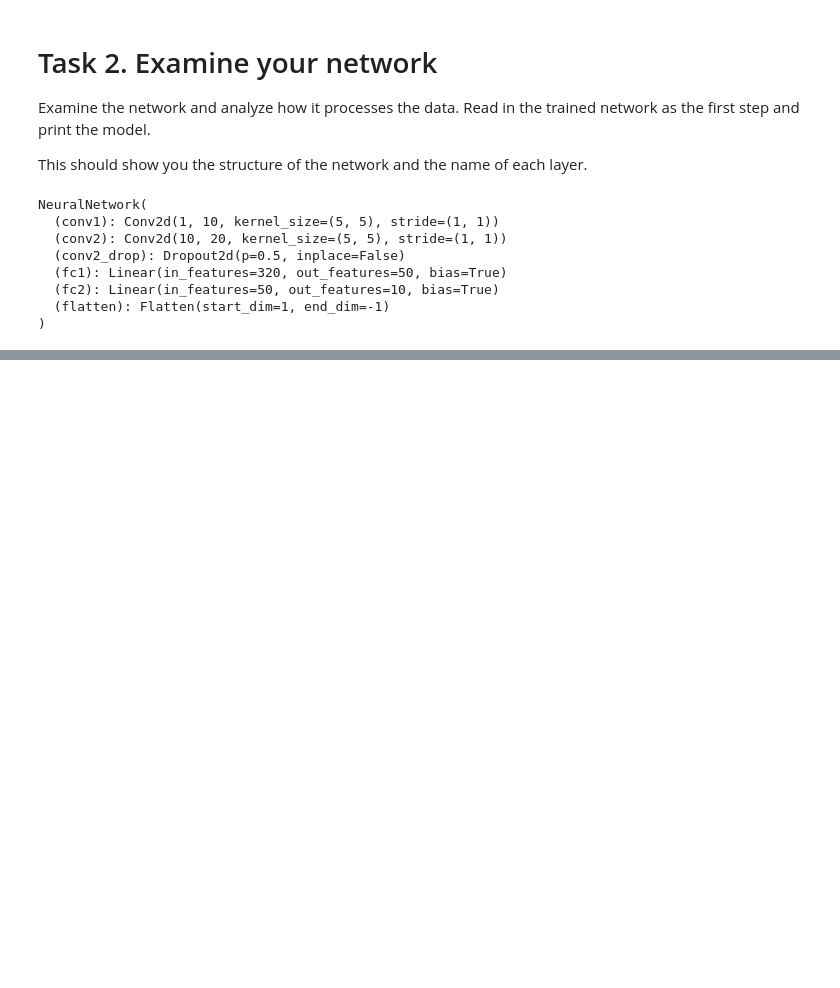
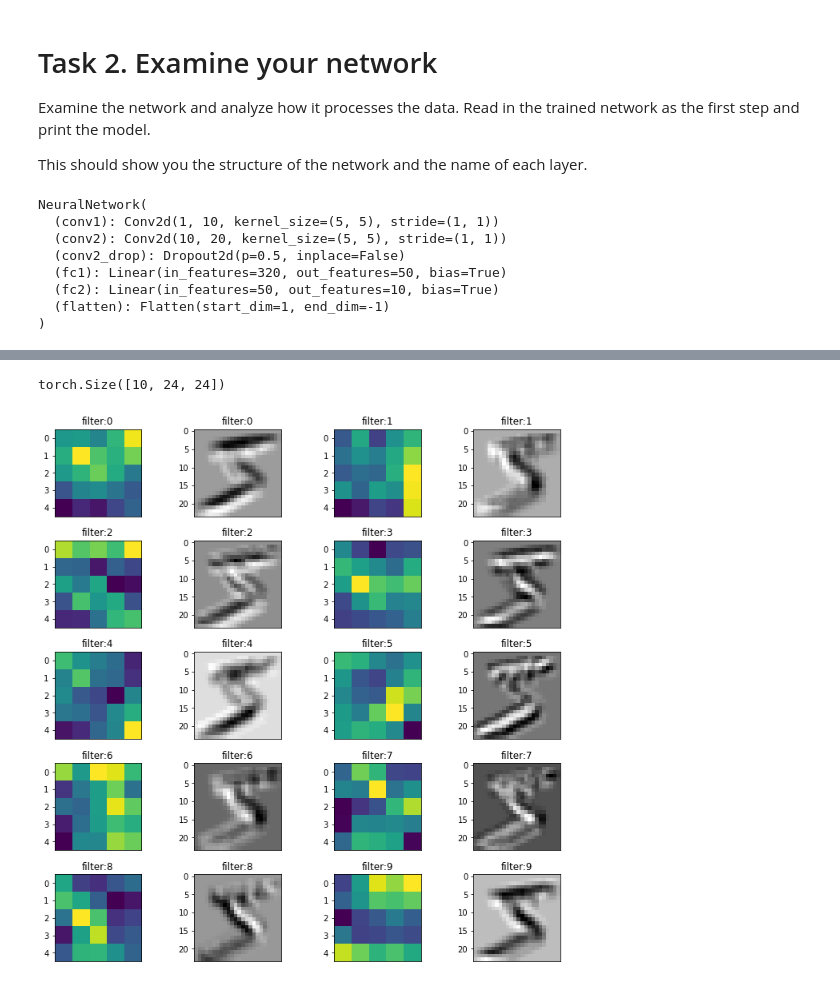
Before and after one commit to freecode23/vision-MNIST, a Jupyter notebook: Task2.ipynb, the cells around one changed output, grey strips where cells are left out. Drawn from its saved outputs; the diff is of its cells as text; code cells hidden in the pictures; blank space fills up the shorter version.

```diff
--- a/Task2.ipynb
+++ b/Task2.ipynb
@@ -43,0 +92,42 @@ You can use the pyplot functions figure, subplot, and imshow to make a 3x4 grid
+# %%
+# 1. get the first training image (1X28X28)
+train_loader = Task1AENotebook.loadData(is_train=True)
+img = Task1FGNotebook.load_firstN_data(train_loader, 1)[0]
+# %%
+# 2. apply first conv filter to the image
+with torch.no_grad():
+    output = network.conv1(img)
+    print(output.shape)
+# %% [output]
+torch.Size([10, 24, 24])
+# %%
+# 3. plot
+figure = plt.figure(figsize=(10, 10))
+
+# for matrix_index in range(10):
+matrix_index = 0
+plot_index = 1
+while(matrix_index < 10):
+
+    # 1. draw filter
+    plt.subplot(5, 4, plot_index)
+    plt.tight_layout()
+    filter_matrix = weights[matrix_index][0].detach().numpy()
+    plt.imshow(filter_matrix, interpolation="none")
+    plt.title("filter:%d" %(matrix_index))
+    plt.xticks([])
+
+    plot_index+=1
+
+    # 2. draw output
+    plt.subplot(5, 4, plot_index)
+    plt.tight_layout()
+    output_matrix = output[matrix_index]
+    plt.title("filter:%d" %(matrix_index))
+    plt.imshow(output_matrix, cmap="gray",interpolation="none")
+    plt.xticks([])
+
+    matrix_index +=1
+    plot_index+=1
+# %% [output]
+[figure, added]
```
Also changed, not shown: parts of 7 cells of this notebook, 2 other files.
